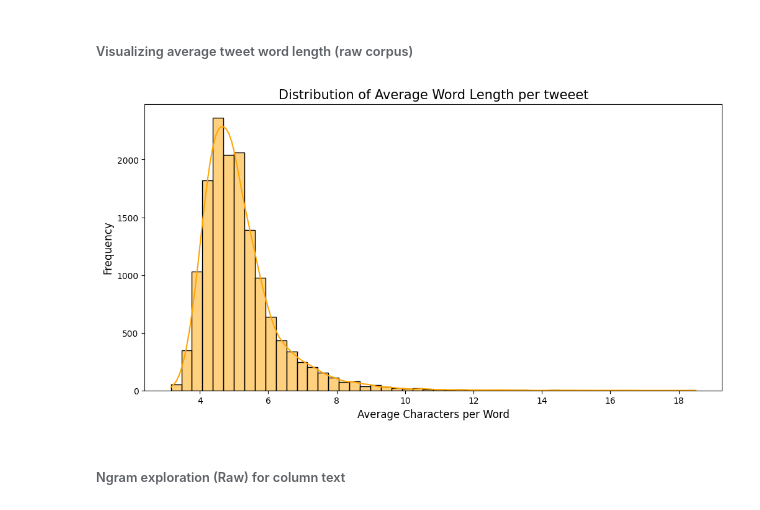
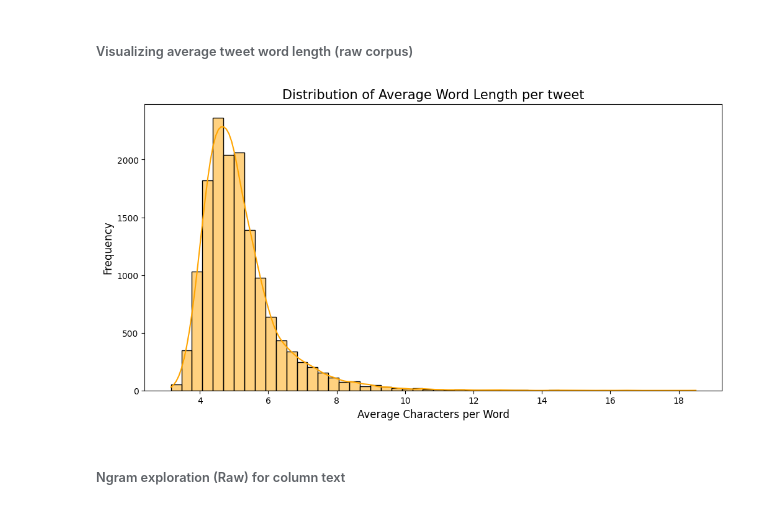
Before and after one commit to roxannekyr/nlp-airline-sentiment-classifier-ann, a Jupyter notebook: notebook/nlp_airline_sentiment_classifier.ipynb, the cells around one changed output. Drawn from its saved outputs; the diff is of its cells as text; code cells hidden in the pictures.

```diff
--- a/notebook/nlp_airline_sentiment_classifier.ipynb
+++ b/notebook/nlp_airline_sentiment_classifier.ipynb
@@ -84,7 +89,7 @@ print(full_df_tweets_columns)
 # %% [markdown]
 #### Data Preprocessing & Exploratory Data Analysis (EDA)
 # %%
-# Initial shape of the DataFrame
+#Initial shape of the DataFrame
 print(f"DataFrame Initial Shape is: {full_df_tweets.shape}")
 print(' ')
 
@@ -97,15 +102,16 @@ print('Current duplicate rows are:')
 print(full_df_tweets.duplicated().sum())
 print(' ')
 
-#Reseting index of DataFrame
-full_df_tweets.reset_index(drop=True,inplace=True)
-
 #Dropping duplicate data rows found before in DataFrame
 print('Updated duplicate rows are:')
-print(full_df_tweets.drop_duplicates(inplace=True))
+full_df_tweets.drop_duplicates(inplace=True)
+print(f"Shape after dropping duplicates: {full_df_tweets.shape}")
 print(' ')
 print(f"DataFrame after cleaning duplicates Shape is: {full_df_tweets.shape}")
 print(' ')
+
+#Reseting index of DataFrame
+full_df_tweets.reset_index(drop=True,inplace=True)
 # %% [output]
 DataFrame Initial Shape is: (14640, 15)
 
@@ -708,23 +754,23 @@ Median Word Count: 19.00
 # %%
 def get_avg_word_len(text):
     """Function to calculate average word length"""
     words = str(text).split()
     if len(words) == 0:
         return 0
     return sum(len(word) for word in words) / len(words)
 
 df_text_tweets['avg_word_len'] = df_text_tweets['text'].apply(get_avg_word_len)
 
 #Creating a histogram distribution plot
 plt.figure(figsize=(12, 6))
 sns.histplot(df_text_tweets['avg_word_len'], bins=50, kde=True, color="orange")
 
-plt.title("Distribution of Average Word Length per tweeet", fontsize=15)
+plt.title("Distribution of Average Word Length per tweet", fontsize=15)
 plt.xlabel("Average Characters per Word", fontsize=12)
 plt.ylabel("Frequency", fontsize=12)
 plt.show()
 # %% [output]
-[figure, old version]
+[figure, new version]
 # %% [markdown]
 ###### Ngram exploration (Raw) for column text
 # %%
```
Also changed, not shown: parts of 75 cells of this notebook, 1 other file.
